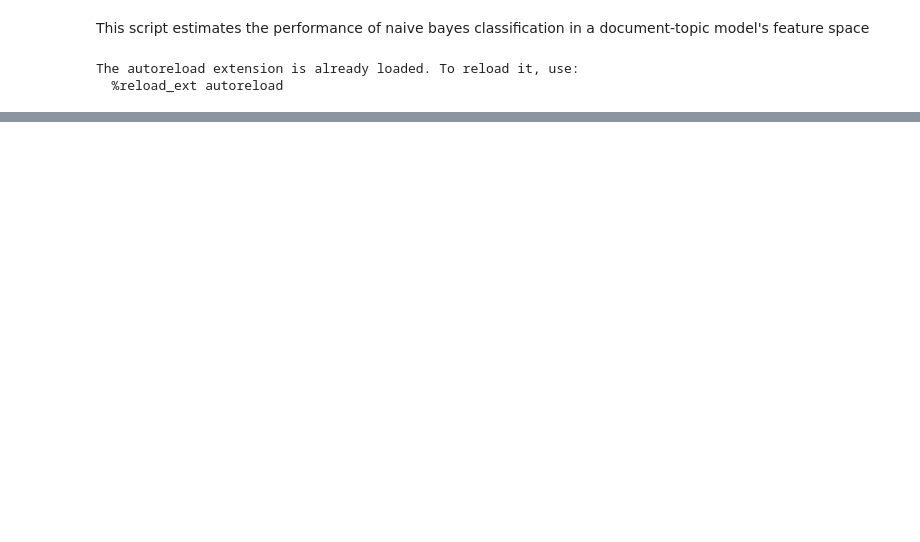
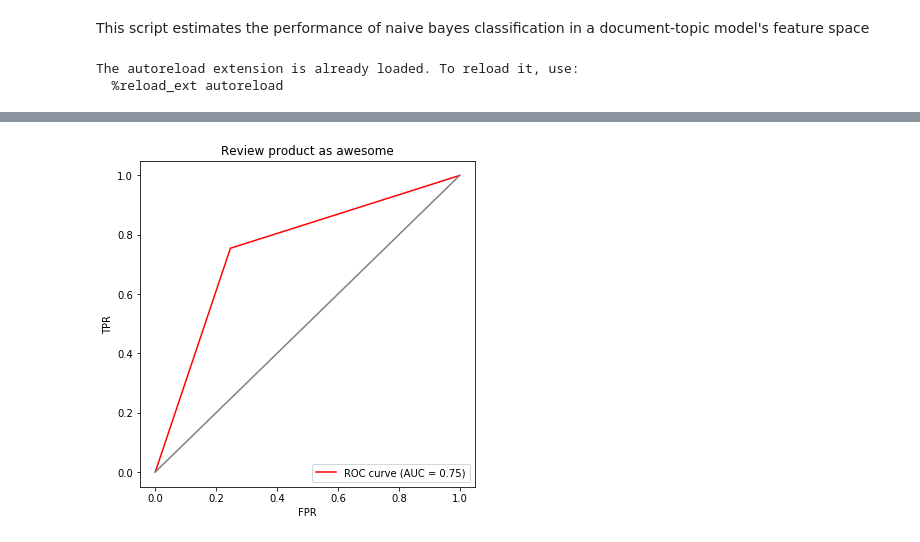
Before and after one commit to CorbinMayes/COSC74-Group-Project, a Jupyter notebook: results/estimate_product_ensemble_logisticRegression_with_hyp_opt_classifier_preformance .ipynb, the cells around one changed output, grey strips where cells are left out. Drawn from its saved outputs; the diff is of its cells as text; code cells hidden in the pictures; blank space fills up the shorter version.

```diff
--- a/results/estimate_product_ensemble_logisticRegression_with_hyp_opt_classifier_preformance .ipynb
+++ b/results/estimate_product_ensemble_logisticRegression_with_hyp_opt_classifier_preformance .ipynb
@@ -187,10 +187,10 @@ doc2Top = docTopTransformer2()
 norm_transformer = Normalizer()
 
 # pick a classifier
-baseClf = LogisticRegression(penalty='elasticnet')
+baseClf = LogisticRegression()#penalty='elasticnet', solver='saga', l1_ratio=0.5)
 
 params = {
-    'C': [1, 10, 100, 1000, 10000]
+    'C': [10, 15, 20]
 }
 
 #estimators = [('projection', doc2Top), ('baseClf', baseClf)]
@@ -282,0 +297,18 @@ plt.hist(avg_ratings)
+# %%
+from sklearn.metrics import roc_curve, auc
+
+prod_fpr, prod_tpr, _ = roc_curve(train_lbls, pred_lbls)
+prod_auc = auc(prod_fpr, prod_tpr)
+
+xx = prod_fpr
+yy = prod_tpr
+plt.figure(figsize=[6,6])
+plt.plot(xx, yy, label='ROC curve (AUC = %0.2f)' % prod_auc, color='red')
+plt.plot([0,1],[0,1],color='gray')
+plt.xlabel('FPR')
+plt.ylabel('TPR')
+plt.title('Review product as awesome');
+plt.legend(loc='lower right')
+plt.show()
+# %% [output]
+[figure, added]
```
Also changed, not shown: parts of 8 cells of this notebook, 1 other file.
